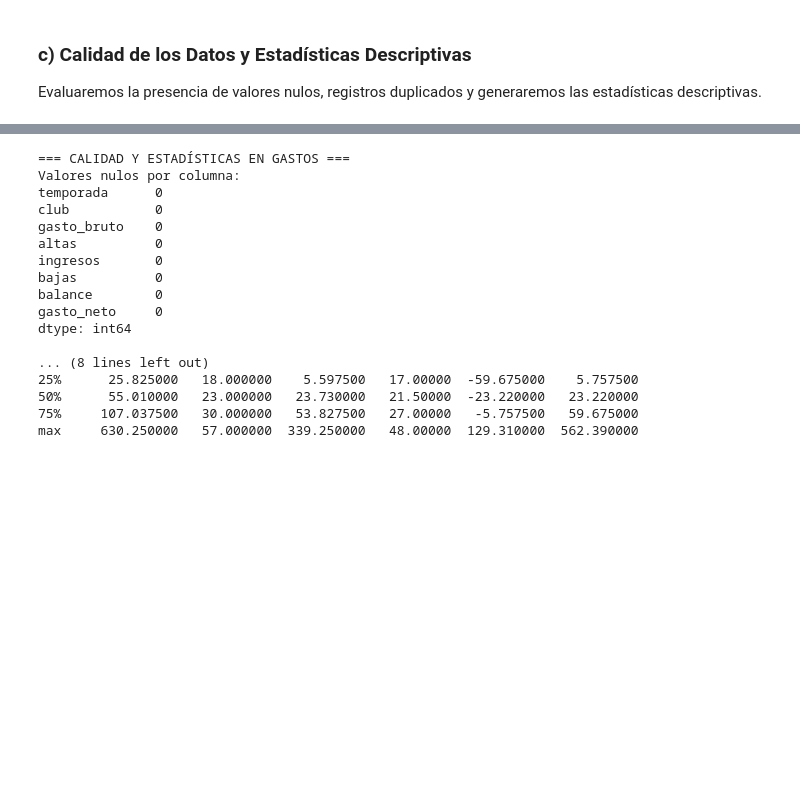
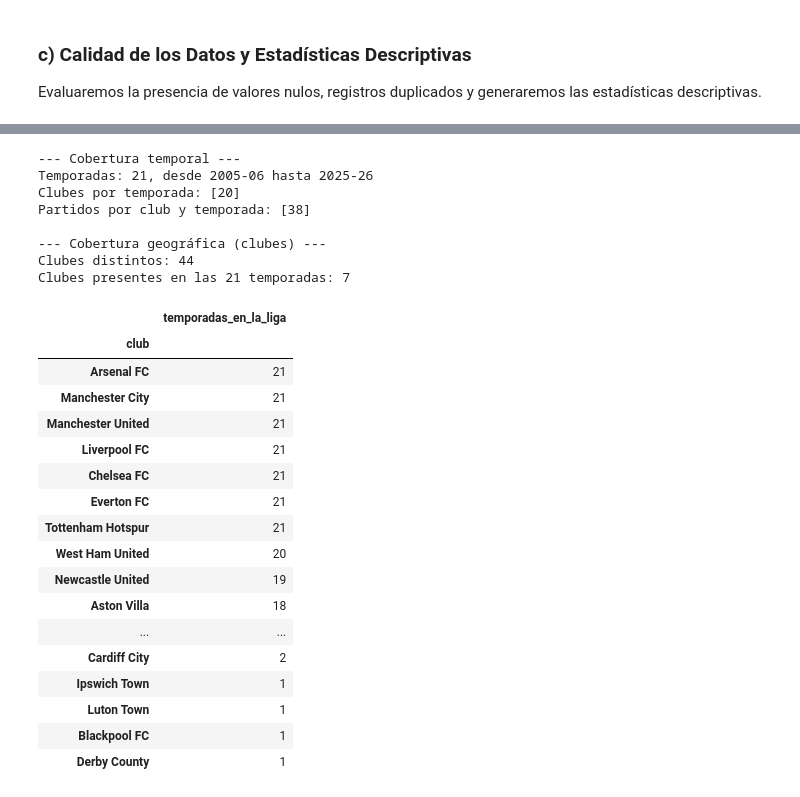
Before and after one commit to valeencamargo14/TP-Labo-, a Jupyter notebook: TP_Labo.ipynb, the cells around one changed output, grey strips where cells are left out. Drawn from its saved outputs; the diff is of its cells as text; code cells hidden in the pictures; blank space fills up the shorter version.

```diff
--- a/TP_Labo.ipynb
+++ b/TP_Labo.ipynb
@@ -119,25 +89,39 @@ max     106.000000    104.000000   79.000000
-# %%
-# Análisis de calidad para Gastos
-print("=== CALIDAD Y ESTADÍSTICAS EN GASTOS ===")
-print(f"Valores nulos por columna:\n{df_gastos.isnull().sum()}")
-print(f"\nCantidad de filas duplicadas: {df_gastos.duplicated().sum()}")
-print("\nEstadísticas descriptivas:")
-print(df_gastos.describe())
-# %% [output]
-=== CALIDAD Y ESTADÍSTICAS EN GASTOS ===
-Valores nulos por columna:
-temporada      0
-club           0
-gasto_bruto    0
-altas          0
-ingresos       0
-bajas          0
-balance        0
-gasto_neto     0
-dtype: int64
-
-... (8 lines left out)
-25%      25.825000   18.000000    5.597500   17.00000  -59.675000    5.757500
-50%      55.010000   23.000000   23.730000   21.50000  -23.220000   23.220000
-75%     107.037500   30.000000   53.827500   27.00000   -5.757500   59.675000
-max     630.250000   57.000000  339.250000   48.00000  129.310000  562.390000
+# %%
+temporadas = sorted(df_posiciones['temporada'].unique())
+print('--- Cobertura temporal ---')
+print(f'Temporadas: {len(temporadas)}, desde {temporadas[0]} hasta {temporadas[-1]}')
+print('Clubes por temporada:', df_posiciones.groupby('temporada').size().unique())
+print('Partidos por club y temporada:', df_posiciones['partidos'].unique())
+
+print('\n--- Cobertura geográfica (clubes) ---')
+apariciones = df_posiciones['club'].value_counts()
+print(f'Clubes distintos: {len(apariciones)}')
+print(f'Clubes presentes en las {len(temporadas)} temporadas: {(apariciones == len(temporadas)).sum()}')
+display(apariciones.rename('temporadas_en_la_liga').to_frame())
+# %% [output]
+--- Cobertura temporal ---
+Temporadas: 21, desde 2005-06 hasta 2025-26
+Clubes por temporada: [20]
+Partidos por club y temporada: [38]
+
+--- Cobertura geográfica (clubes) ---
+Clubes distintos: 44
+Clubes presentes en las 21 temporadas: 7
+|  | temporadas_en_la_liga |
+| club |  |
+| Arsenal FC | 21 |
+| Manchester City | 21 |
+| Manchester United | 21 |
+| Liverpool FC | 21 |
+| Chelsea FC | 21 |
+| Everton FC | 21 |
+| Tottenham Hotspur | 21 |
+| West Ham United | 20 |
+| Newcastle United | 19 |
+| Aston Villa | 18 |
+| ... | ... |
+| Cardiff City | 2 |
+| Ipswich Town | 1 |
+| Luton Town | 1 |
+| Blackpool FC | 1 |
+| Derby County | 1 |
```
Also changed, not shown: parts of 12 cells of this notebook.
